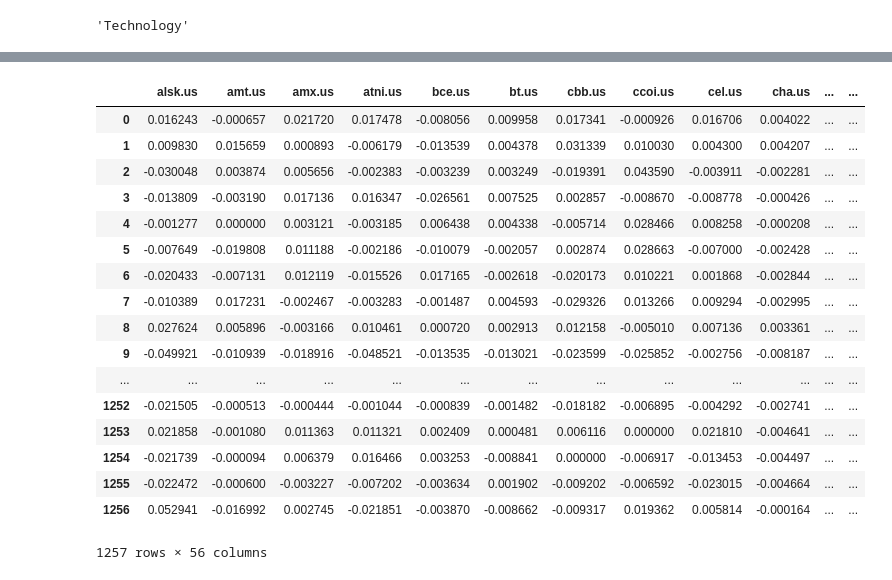
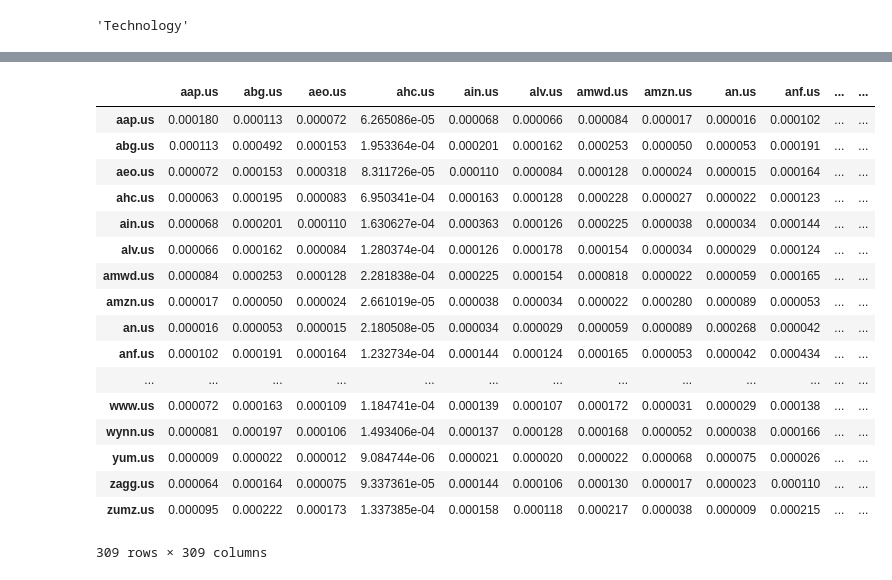
Before and after one commit to ncasassas/capstone, a Jupyter notebook: Codigo/Acciones_Separadas_por_Sector.ipynb, the cells around one changed output, grey strips where cells are left out. Cells and saved outputs as stored; diff of their text form; code cells hidden in the pictures.

```diff
--- a/Codigo/Acciones_Separadas_por_Sector.ipynb
+++ b/Codigo/Acciones_Separadas_por_Sector.ipynb
@@ -46,11 +46,11 @@ bool_series = pd.notnull(empresas_df["sector"])
 empresas_df = empresas_df[bool_series]
 empresas_df["ticker"] = empresas_df["ticker"].str.lower()
 empresas_df = empresas_df[['ticker', 'company name', 'industry','sector', 'market cap']]
-lista_nombres = list(empresas_df['company name'])
-lista_tickers = list(empresas_df['ticker'])
-lista_marketcap = list(empresas_df['market cap'])
-lista_industrias = list(empresas_df['industry'])
-lista_sectores = list(empresas_df['sector'])
+lista_nombres = empresas_df['company name'].tolist()
+lista_tickers = empresas_df['ticker'].tolist()
+lista_marketcap = empresas_df['market cap'].tolist()
+lista_industrias = empresas_df['industry'].tolist()
+lista_sectores = empresas_df['sector'].tolist()
 
 dict_datos_empresas = dict()
 for indice, ticker in enumerate(lista_tickers):
@@ -272,16 +272,14 @@ dict_frames_nuevo['aapl.us']['Sector'][0]
 # %%
 # hacemos el calculo de matriz de covarianza por industria con lo que tenemos por mientras
 # para los datos iniciales
-Empresa = namedtuple('Empresa', 'nombre industria sector marketcap')
-originales_df =  pd.read_csv("companies.csv", sep=",")
-originales_df["ticker"] = originales_df["ticker"].str.lower()
-originales_df = originales_df[['ticker', 'company name', 'industry','sector', 'market cap']]
-lista_tickers_original = list(originales_df['ticker'])
-lista_sectores_original = list(originales_df['sector'])
+originales_df = empresas_df
+lista_tickers_original = lista_tickers
+lista_sectores_original = lista_sectores
 
 
 #dict que guardara las matrices de covarianza por sector
 dict_matrices = dict()
+
 for sector in set(lista_sectores_original):
     df_rendimientos = pd.DataFrame()  # data frame vacio que iremos rellenando
     for accion, df in dict_frames_nuevo.items():
@@ -298,23 +308,23 @@ for sector in set(lista_sectores_original):
-# %%
-df_rendimientos
-# %% [output]
-|  | alsk.us | amt.us | amx.us | atni.us | bce.us | bt.us | cbb.us | ccoi.us | cel.us | cha.us | ... | ... |
-| 0 | 0.016243 | -0.000657 | 0.021720 | 0.017478 | -0.008056 | 0.009958 | 0.017341 | -0.000926 | 0.016706 | 0.004022 | ... | ... |
-| 1 | 0.009830 | 0.015659 | 0.000893 | -0.006179 | -0.013539 | 0.004378 | 0.031339 | 0.010030 | 0.004300 | 0.004207 | ... | ... |
-| 2 | -0.030048 | 0.003874 | 0.005656 | -0.002383 | -0.003239 | 0.003249 | -0.019391 | 0.043590 | -0.003911 | -0.002281 | ... | ... |
-| 3 | -0.013809 | -0.003190 | 0.017136 | 0.016347 | -0.026561 | 0.007525 | 0.002857 | -0.008670 | -0.008778 | -0.000426 | ... | ... |
-| 4 | -0.001277 | 0.000000 | 0.003121 | -0.003185 | 0.006438 | 0.004338 | -0.005714 | 0.028466 | 0.008258 | -0.000208 | ... | ... |
-| 5 | -0.007649 | -0.019808 | 0.011188 | -0.002186 | -0.010079 | -0.002057 | 0.002874 | 0.028663 | -0.007000 | -0.002428 | ... | ... |
-| 6 | -0.020433 | -0.007131 | 0.012119 | -0.015526 | 0.017165 | -0.002618 | -0.020173 | 0.010221 | 0.001868 | -0.002844 | ... | ... |
-| 7 | -0.010389 | 0.017231 | -0.002467 | -0.003283 | -0.001487 | 0.004593 | -0.029326 | 0.013266 | 0.009294 | -0.002995 | ... | ... |
-| 8 | 0.027624 | 0.005896 | -0.003166 | 0.010461 | 0.000720 | 0.002913 | 0.012158 | -0.005010 | 0.007136 | 0.003361 | ... | ... |
-| 9 | -0.049921 | -0.010939 | -0.018916 | -0.048521 | -0.013535 | -0.013021 | -0.023599 | -0.025852 | -0.002756 | -0.008187 | ... | ... |
-| ... | ... | ... | ... | ... | ... | ... | ... | ... | ... | ... | ... | ... |
-| 1252 | -0.021505 | -0.000513 | -0.000444 | -0.001044 | -0.000839 | -0.001482 | -0.018182 | -0.006895 | -0.004292 | -0.002741 | ... | ... |
-| 1253 | 0.021858 | -0.001080 | 0.011363 | 0.011321 | 0.002409 | 0.000481 | 0.006116 | 0.000000 | 0.021810 | -0.004641 | ... | ... |
-| 1254 | -0.021739 | -0.000094 | 0.006379 | 0.016466 | 0.003253 | -0.008841 | 0.000000 | -0.006917 | -0.013453 | -0.004497 | ... | ... |
-| 1255 | -0.022472 | -0.000600 | -0.003227 | -0.007202 | -0.003634 | 0.001902 | -0.009202 | -0.006592 | -0.023015 | -0.004664 | ... | ... |
-| 1256 | 0.052941 | -0.016992 | 0.002745 | -0.021851 | -0.003870 | -0.008662 | -0.009317 | 0.019362 | 0.005814 | -0.000164 | ... | ... |
-1257 rows × 56 columns
+# %%
+matriz_cov
+# %% [output]
+|  | aap.us | abg.us | aeo.us | ahc.us | ain.us | alv.us | amwd.us | amzn.us | an.us | anf.us | ... | ... |
+| aap.us | 0.000180 | 0.000113 | 0.000072 | 6.265086e-05 | 0.000068 | 0.000066 | 0.000084 | 0.000017 | 0.000016 | 0.000102 | ... | ... |
+| abg.us | 0.000113 | 0.000492 | 0.000153 | 1.953364e-04 | 0.000201 | 0.000162 | 0.000253 | 0.000050 | 0.000053 | 0.000191 | ... | ... |
+| aeo.us | 0.000072 | 0.000153 | 0.000318 | 8.311726e-05 | 0.000110 | 0.000084 | 0.000128 | 0.000024 | 0.000015 | 0.000164 | ... | ... |
+| ahc.us | 0.000063 | 0.000195 | 0.000083 | 6.950341e-04 | 0.000163 | 0.000128 | 0.000228 | 0.000027 | 0.000022 | 0.000123 | ... | ... |
+| ain.us | 0.000068 | 0.000201 | 0.000110 | 1.630627e-04 | 0.000363 | 0.000126 | 0.000225 | 0.000038 | 0.000034 | 0.000144 | ... | ... |
+| alv.us | 0.000066 | 0.000162 | 0.000084 | 1.280374e-04 | 0.000126 | 0.000178 | 0.000154 | 0.000034 | 0.000029 | 0.000124 | ... | ... |
+| amwd.us | 0.000084 | 0.000253 | 0.000128 | 2.281838e-04 | 0.000225 | 0.000154 | 0.000818 | 0.000022 | 0.000059 | 0.000165 | ... | ... |
+| amzn.us | 0.000017 | 0.000050 | 0.000024 | 2.661019e-05 | 0.000038 | 0.000034 | 0.000022 | 0.000280 | 0.000089 | 0.000053 | ... | ... |
+| an.us | 0.000016 | 0.000053 | 0.000015 | 2.180508e-05 | 0.000034 | 0.000029 | 0.000059 | 0.000089 | 0.000268 | 0.000042 | ... | ... |
+| anf.us | 0.000102 | 0.000191 | 0.000164 | 1.232734e-04 | 0.000144 | 0.000124 | 0.000165 | 0.000053 | 0.000042 | 0.000434 | ... | ... |
+| ... | ... | ... | ... | ... | ... | ... | ... | ... | ... | ... | ... | ... |
+| www.us | 0.000072 | 0.000163 | 0.000109 | 1.184741e-04 | 0.000139 | 0.000107 | 0.000172 | 0.000031 | 0.000029 | 0.000138 | ... | ... |
+| wynn.us | 0.000081 | 0.000197 | 0.000106 | 1.493406e-04 | 0.000137 | 0.000128 | 0.000168 | 0.000052 | 0.000038 | 0.000166 | ... | ... |
+| yum.us | 0.000009 | 0.000022 | 0.000012 | 9.084744e-06 | 0.000021 | 0.000020 | 0.000022 | 0.000068 | 0.000075 | 0.000026 | ... | ... |
+| zagg.us | 0.000064 | 0.000164 | 0.000075 | 9.337361e-05 | 0.000144 | 0.000106 | 0.000130 | 0.000017 | 0.000023 | 0.000110 | ... | ... |
+| zumz.us | 0.000095 | 0.000222 | 0.000173 | 1.337385e-04 | 0.000158 | 0.000118 | 0.000217 | 0.000038 | 0.000009 | 0.000215 | ... | ... |
+309 rows × 309 columns
 # %%
 #guardaremos los rendimientos promedios en archivos csv
```
Also changed, not shown: parts of 5 cells of this notebook, 11 other files.
